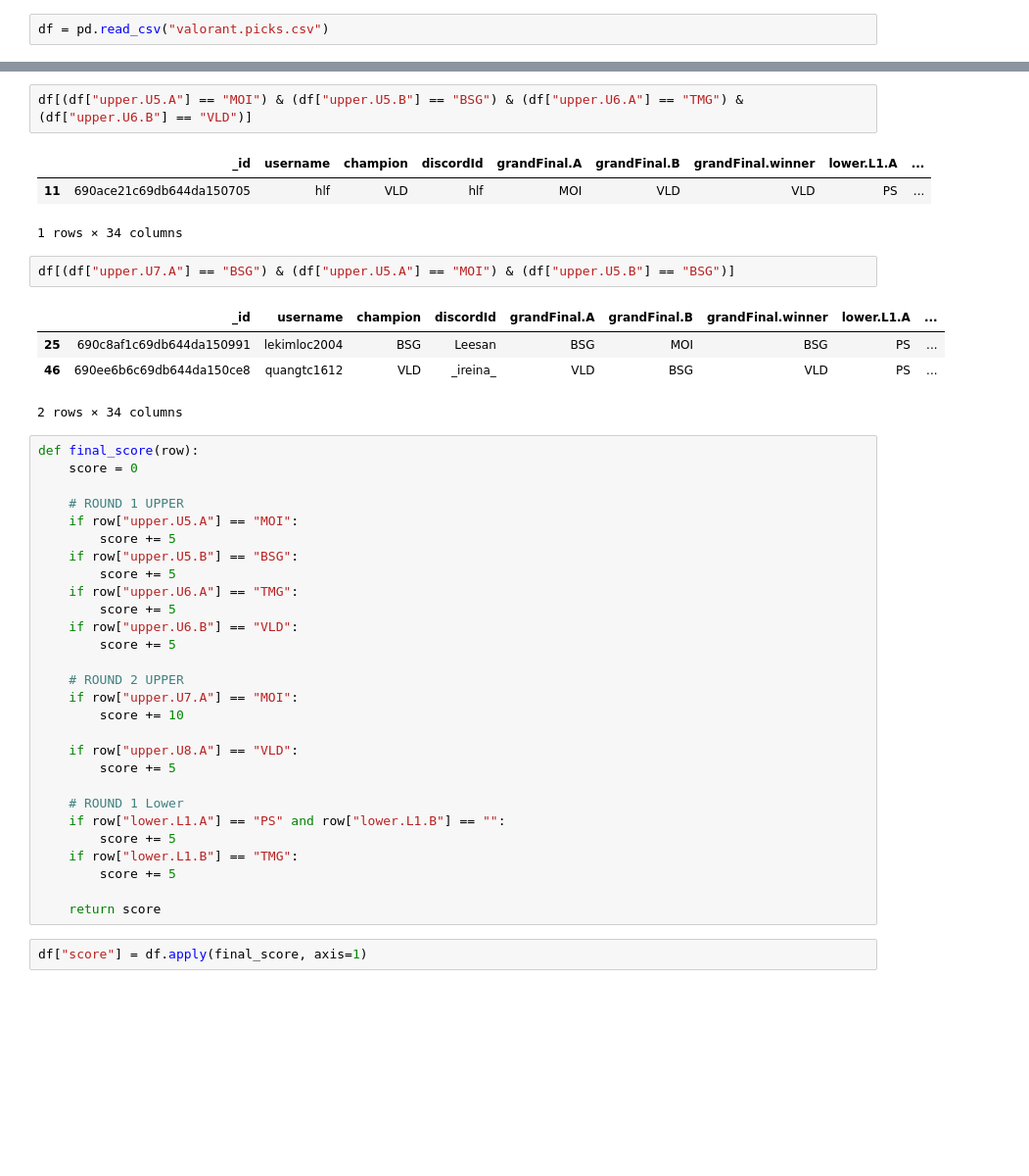
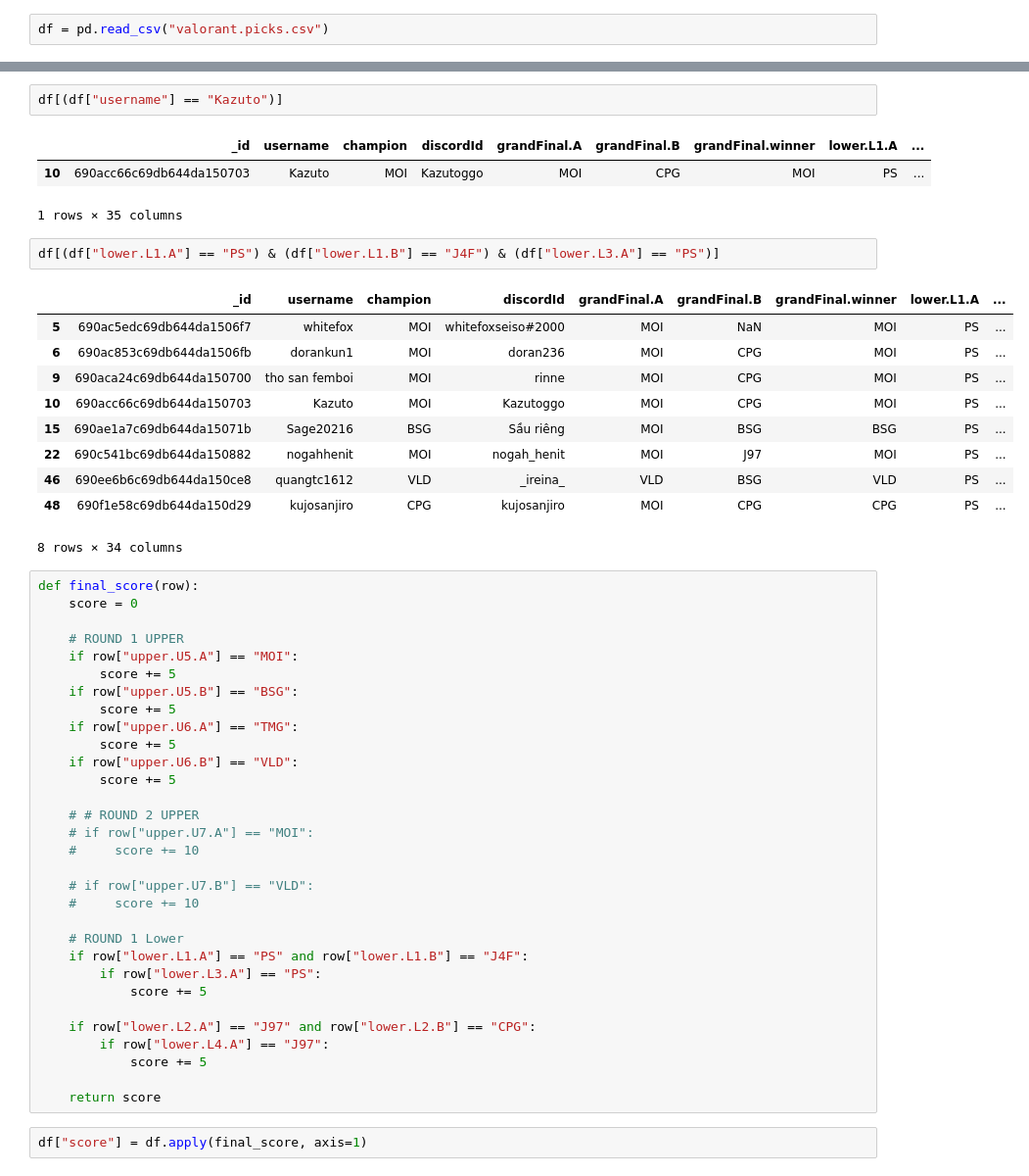
Before and after one commit to hoolyfook/valorant-map-picker, a Jupyter notebook: analy.ipynb, the cells around one changed output, grey strips where cells are left out. Shown: that part at 98% size. Drawn from its saved outputs; the diff is of its cells as text; blank space fills up the shorter version.

```diff
--- a/analy.ipynb
+++ b/analy.ipynb
@@ -26,16 +5,22 @@ df
 # %%
-df[(df["upper.U5.A"] == "MOI") & (df["upper.U5.B"] == "BSG") & (df["upper.U6.A"] == "TMG") & (df["upper.U6.B"] == "VLD")]
+df[(df["username"] == "Kazuto")]
 # %% [output]
 |  | _id | username | champion | discordId | grandFinal.A | grandFinal.B | grandFinal.winner | lower.L1.A | ... |
-| 11 | 690ace21c69db644da150705 | hlf | VLD | hlf | MOI | VLD | VLD | PS | ... |
+| 10 | 690acc66c69db644da150703 | Kazuto | MOI | Kazutoggo | MOI | CPG | MOI | PS | ... |
-1 rows × 34 columns
+1 rows × 35 columns
 # %%
-df[(df["upper.U7.A"] == "BSG") & (df["upper.U5.A"] == "MOI") & (df["upper.U5.B"] == "BSG")]
+df[(df["lower.L1.A"] == "PS") & (df["lower.L1.B"] == "J4F") & (df["lower.L3.A"] == "PS")]
 # %% [output]
 |  | _id | username | champion | discordId | grandFinal.A | grandFinal.B | grandFinal.winner | lower.L1.A | ... |
-| 25 | 690c8af1c69db644da150991 | lekimloc2004 | BSG | Leesan | BSG | MOI | BSG | PS | ... |
+| 5 | 690ac5edc69db644da1506f7 | whitefox | MOI | whitefoxseiso#2000 | MOI | NaN | MOI | PS | ... |
+| 6 | 690ac853c69db644da1506fb | dorankun1 | MOI | doran236 | MOI | CPG | MOI | PS | ... |
+| 9 | 690aca24c69db644da150700 | tho san femboi | MOI | rinne | MOI | CPG | MOI | PS | ... |
+| 10 | 690acc66c69db644da150703 | Kazuto | MOI | Kazutoggo | MOI | CPG | MOI | PS | ... |
+| 15 | 690ae1a7c69db644da15071b | Sage20216 | BSG | Sầu riêng | MOI | BSG | BSG | PS | ... |
+| 22 | 690c541bc69db644da150882 | nogahhenit | MOI | nogah_henit | MOI | J97 | MOI | PS | ... |
 | 46 | 690ee6b6c69db644da150ce8 | quangtc1612 | VLD | _ireina_ | VLD | BSG | VLD | PS | ... |
+| 48 | 690f1e58c69db644da150d29 | kujosanjiro | CPG | kujosanjiro | MOI | CPG | CPG | PS | ... |
-2 rows × 34 columns
+8 rows × 34 columns
 # %%
 def final_score(row):
     score = 0
@@ -50,18 +35,21 @@ def final_score(row):
     if row["upper.U6.B"] == "VLD":
         score += 5
 
-    # ROUND 2 UPPER
-    if row["upper.U7.A"] == "MOI":
-        score += 10
+    # # ROUND 2 UPPER
+    # if row["upper.U7.A"] == "MOI":
+    #     score += 10
 
-    if row["upper.U8.A"] == "VLD":
-        score += 5
+    # if row["upper.U7.B"] == "VLD":
+    #     score += 10
 
     # ROUND 1 Lower
-    if row["lower.L1.A"] == "PS" and row["lower.L1.B"] == "":
-        score += 5
-    if row["lower.L1.B"] == "TMG":
-        score += 5
+    if row["lower.L1.A"] == "PS" and row["lower.L1.B"] == "J4F":
+        if row["lower.L3.A"] == "PS":
+            score += 5
+
+    if row["lower.L2.A"] == "J97" and row["lower.L2.B"] == "CPG":
+        if row["lower.L4.A"] == "J97":
+            score += 5
 
     return score
 # %%
```
Also changed, not shown: parts of 2 cells of this notebook.
